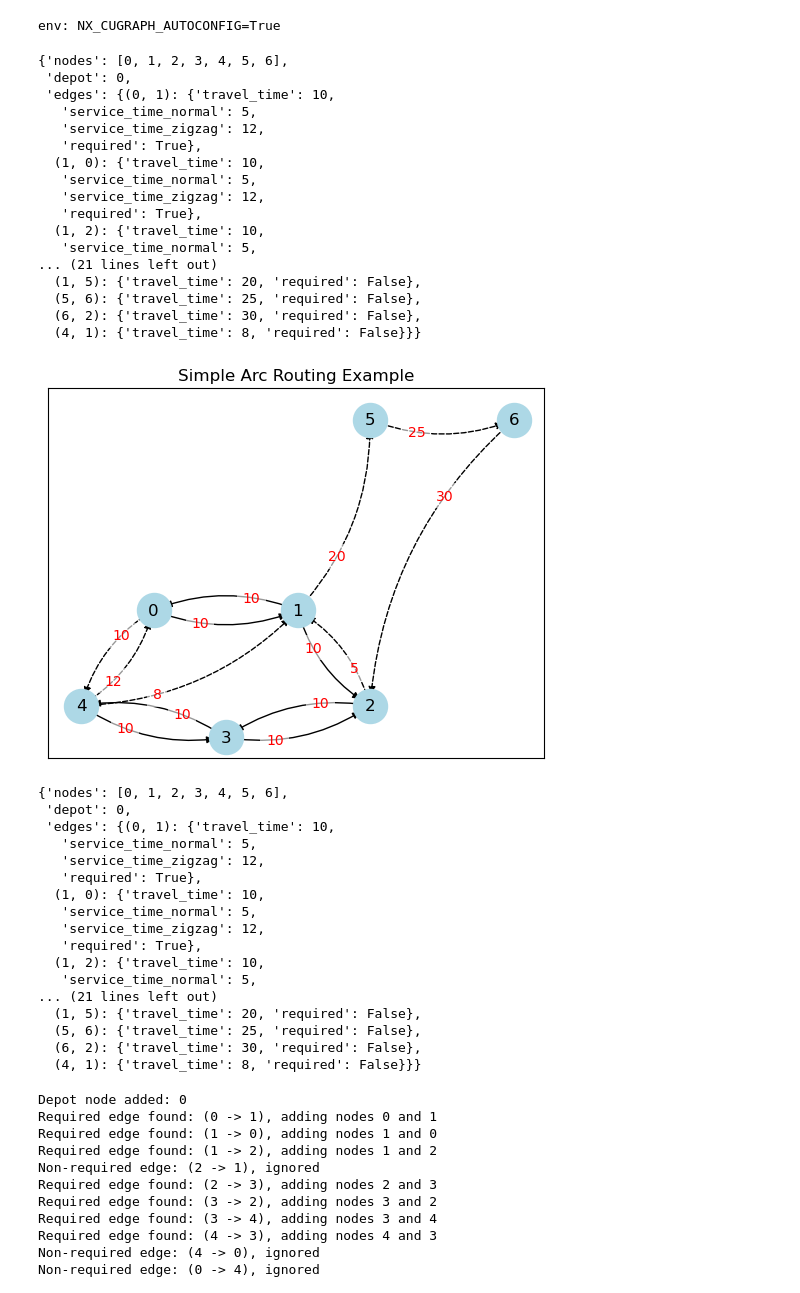
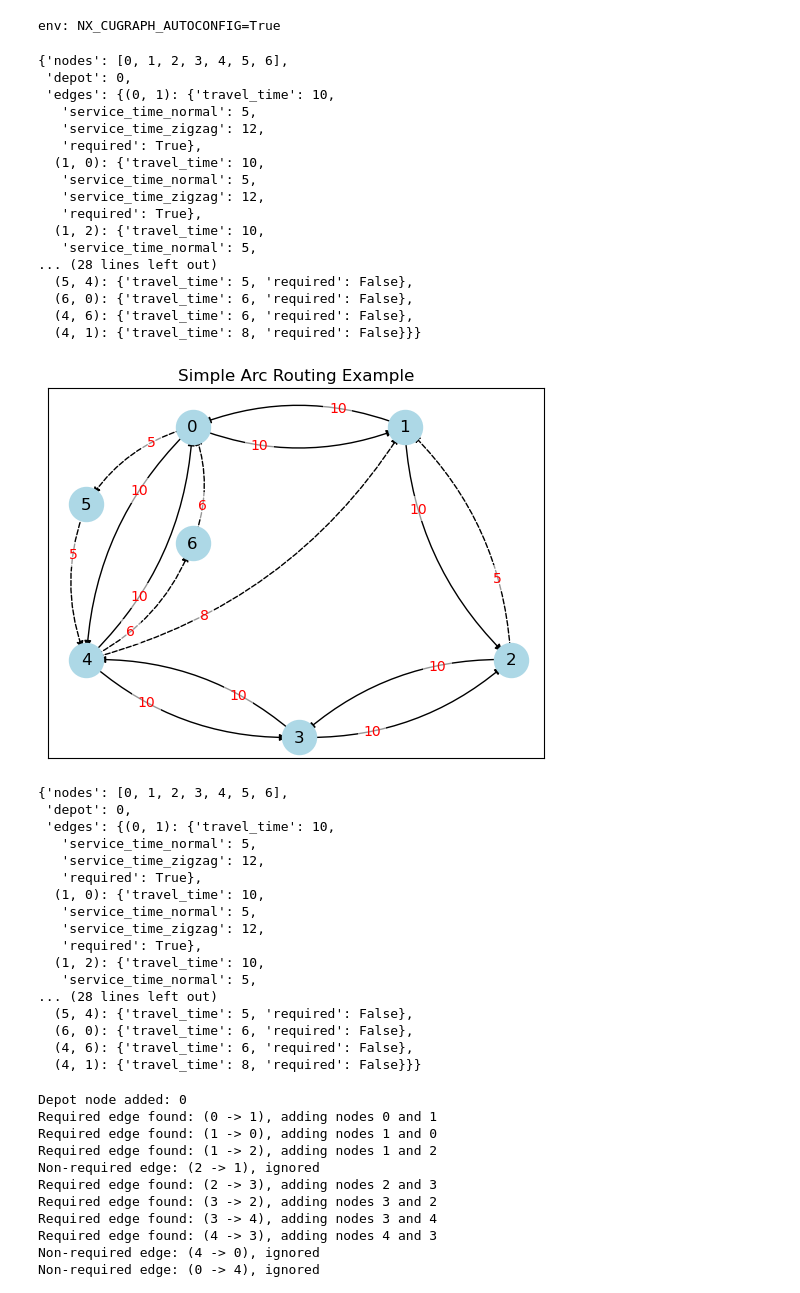
Before and after one commit to jrwoodwa/WindyPostman, a Jupyter notebook: Exploring Graph Reduction.ipynb, the cells around one changed output. Cells and saved outputs as stored; diff of their text form; code cells hidden in the pictures.

```diff
--- a/Exploring Graph Reduction.ipynb
+++ b/Exploring Graph Reduction.ipynb
@@ -18,10 +19,10 @@ Z = 12  # Zigzag service time
 
 # Optional arc travel times (dashed lines)
 optional_arc_times = {
-    (0, 4): 10,
+    #(0, 4): 10,
     (4, 1): 8,
     (2, 1): 5,
-    (4,0): 12
+    #(4,0): 12
 }
 
 # Nodes and depot
@@ -56,16 +57,20 @@ extra_nodes = [5, 6]
 graph["nodes"].extend(extra_nodes)
 
 # Add non-required arcs (increasing complexity, not shortest paths)
-graph["edges"][(1, 5)] = {
-    "travel_time": 20,
+graph["edges"][(0, 5)] = {
+    "travel_time": 5,
     "required": False
 }
-graph["edges"][(5, 6)] = {
-    "travel_time": 25,
+graph["edges"][(5, 4)] = {
+    "travel_time": 5,
     "required": False
 }
-graph["edges"][(6, 2)] = {
-    "travel_time": 30,
+graph["edges"][(6, 0)] = {
+    "travel_time": 6,
+    "required": False
+}
+graph["edges"][(4, 6)] = {
+    "travel_time": 6,
     "required": False
 }
 
@@ -92,10 +97,10 @@ display(graph)
    'required': True},
   (1, 2): {'travel_time': 10,
    'service_time_normal': 5,
-... (21 lines left out)
-  (1, 5): {'travel_time': 20, 'required': False},
-  (5, 6): {'travel_time': 25, 'required': False},
-  (6, 2): {'travel_time': 30, 'required': False},
+... (28 lines left out)
+  (5, 4): {'travel_time': 5, 'required': False},
+  (6, 0): {'travel_time': 6, 'required': False},
+  (4, 6): {'travel_time': 6, 'required': False},
   (4, 1): {'travel_time': 8, 'required': False}}}
 # %%
 import networkx as nx
@@ -116,38 +121,38 @@ def visualize_graph(graph):
     # Layout
     pos = {0: (-0.5, 2), 1: (0.5, 2),
            2: (1, 0.5), 3: (0, 0), 4: (-1, 0.5),
-          5: (1, 5), 6: (2, 5)}
+          5: (-1, 1.5), 6: (-0.5,1.25)}
 
     # Draw nodes and labels
     nx.draw_networkx_nodes(G, pos, node_size=600, node_color='lightblue')
     nx.draw_networkx_labels(G, pos)
 
     # Draw edges with separate styles
     for u, v, k, data in G.edges(keys=True, data=True):
         edge_style = 'solid' if data['required'] else 'dashed'
         nx.draw_networkx_edges(G, pos, edgelist=[(u, v)], style=edge_style,
                                  connectionstyle=f"arc3, rad={(0.2 if k == 0 else -0.2)}")
 
 
     # Draw edge labels with adjusted positions
     for u, v, k, data in G.edges(keys=True, data=True):
         label_pos = 0.2 if k == 0 else -0.2
         edge_label = {(u, v): data['label']}
         nx.draw_networkx_edge_labels(G, pos,
                                       edge_labels=edge_label,
                                       font_color='red',
                                       label_pos=0.3,
                                       rotate=False,
                                       bbox=dict(facecolor='white', edgecolor='none', alpha=0.6),
                                       connectionstyle=f"arc3,rad={label_pos}")
 
     plt.title("Simple Arc Routing Example")
     plt.show()
 
 # Call the function
 visualize_graph(graph)
 # %% [output]
-[figure, old version]
+[figure, new version]
 # %%
 graph
 # %% [output]
@@ -163,10 +168,10 @@ graph
    'required': True},
   (1, 2): {'travel_time': 10,
    'service_time_normal': 5,
-... (21 lines left out)
-  (1, 5): {'travel_time': 20, 'required': False},
-  (5, 6): {'travel_time': 25, 'required': False},
-  (6, 2): {'travel_time': 30, 'required': False},
+... (28 lines left out)
+  (5, 4): {'travel_time': 5, 'required': False},
+  (6, 0): {'travel_time': 6, 'required': False},
+  (4, 6): {'travel_time': 6, 'required': False},
   (4, 1): {'travel_time': 8, 'required': False}}}
 # %%
 def find_required_nodes(graph, debug=False):
```
Also changed, not shown: parts of 2 cells of this notebook.
